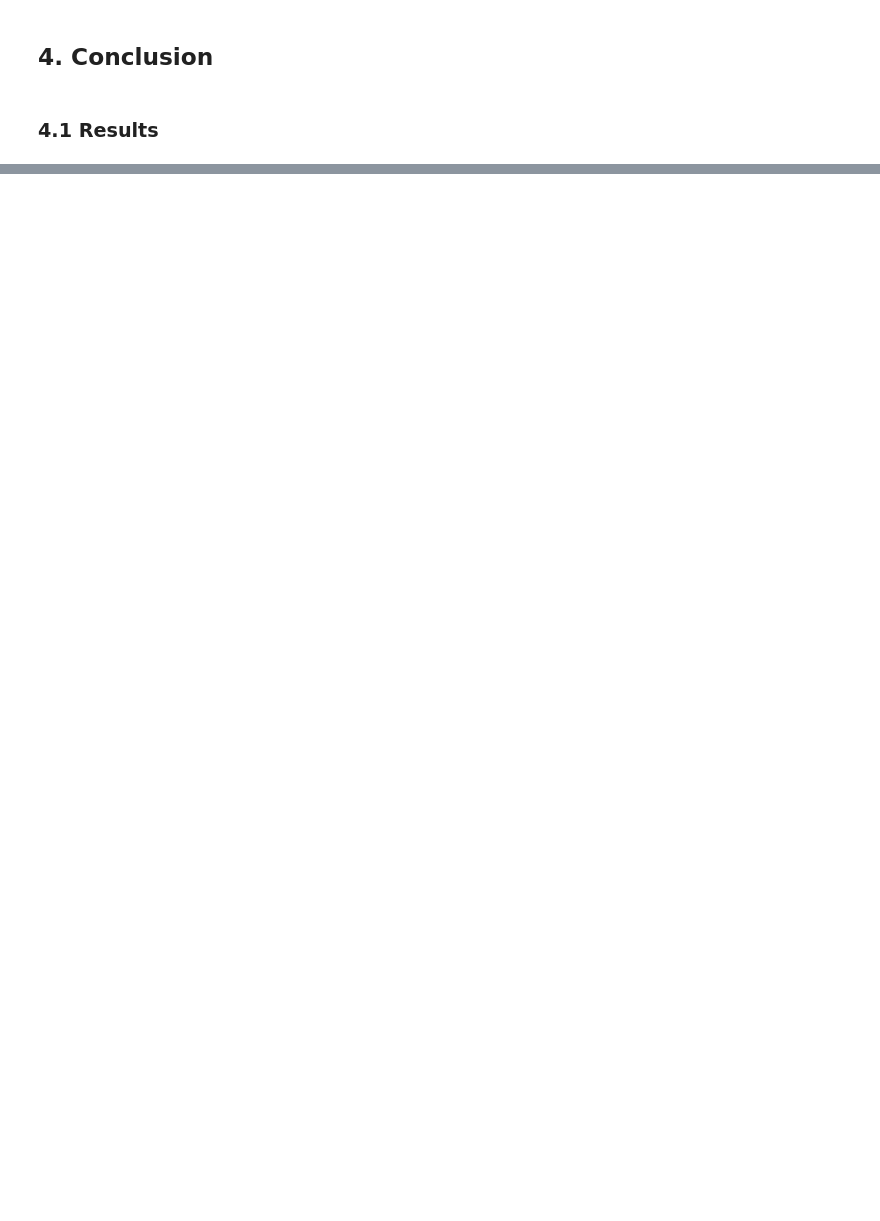
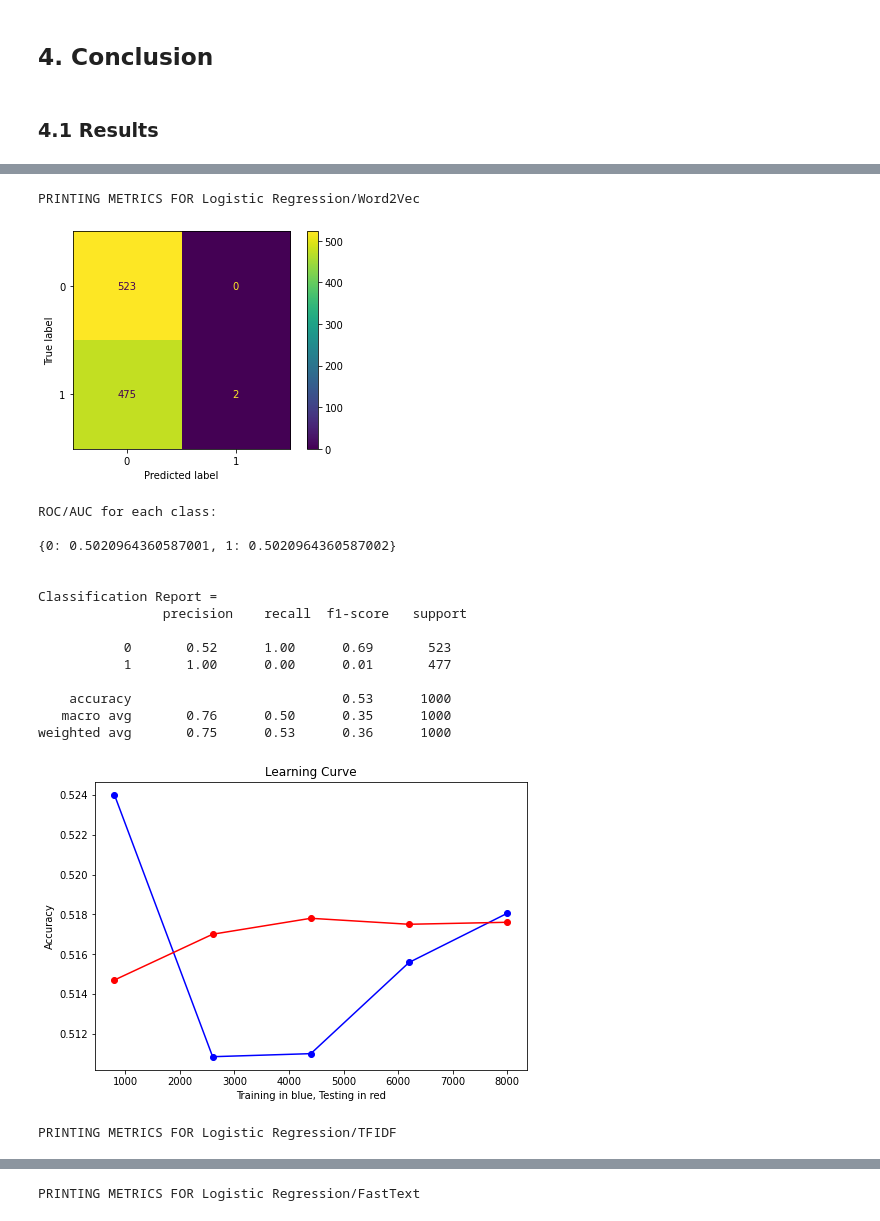
Before and after one commit to Popusa/sentiment-analysis-yelp, a Jupyter notebook: sarcasm_detection/code/sarcasm_detection_ml.ipynb, the cells around one changed output, grey strips where cells are left out. Saved outputs shown, nothing was run; the diff lists cells and outputs as text; code cells hidden in the pictures; blank space fills up the shorter version.

```diff
--- a/sarcasm_detection/code/sarcasm_detection_ml.ipynb
+++ b/sarcasm_detection/code/sarcasm_detection_ml.ipynb
@@ -407,0 +536,25 @@ for i in range(4):
+# %%
+if PRINT_METRICS:
+    show_metrics('Logistic Regression/Word2Vec',all_models[1]['lr_clf_w2v'],validation_set_w2v,validation_labels_w2v,all_models[1]['lr_clf_w2v_preds'],X_W2V,y,5)
+    show_metrics('Logistic Regression/TFIDF',all_models[1]['lr_clf_tfidf'],validation_set_tfidf,validation_labels_tfidf,all_models[1]['lr_clf_tfidf_preds'],\
+                np.concatenate([train_set_tfidf,validation_set_tfidf,test_set_tfidf]),y,5)
+    show_metrics('Logistic Regression/FastText',all_models[1]['lr_clf_ft'],validation_set_ft,validation_labels_ft,all_models[1]['lr_clf_ft_preds'],X_FT,y,5)
+# %% [output]
+PRINTING METRICS FOR Logistic Regression/Word2Vec
+[figure, added]
+ROC/AUC for each class:
+
+{0: 0.5020964360587001, 1: 0.5020964360587002}
+
+
+Classification Report =
+                precision    recall  f1-score   support
+
+           0       0.52      1.00      0.69       523
+           1       1.00      0.00      0.01       477
+
+    accuracy                           0.53      1000
+   macro avg       0.76      0.50      0.35      1000
+weighted avg       0.75      0.53      0.36      1000
+[figure, added]
+PRINTING METRICS FOR Logistic Regression/TFIDF
@@ -407,0 +577 @@ for i in range(4):
+PRINTING METRICS FOR Logistic Regression/FastText
```
Also changed, not shown: parts of 53 cells of this notebook, 2 other files.
